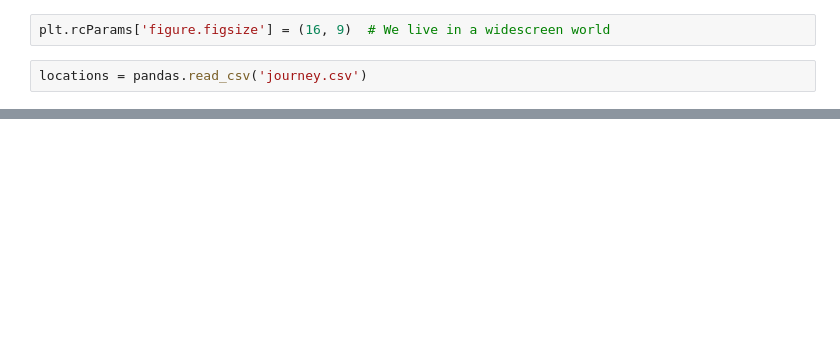
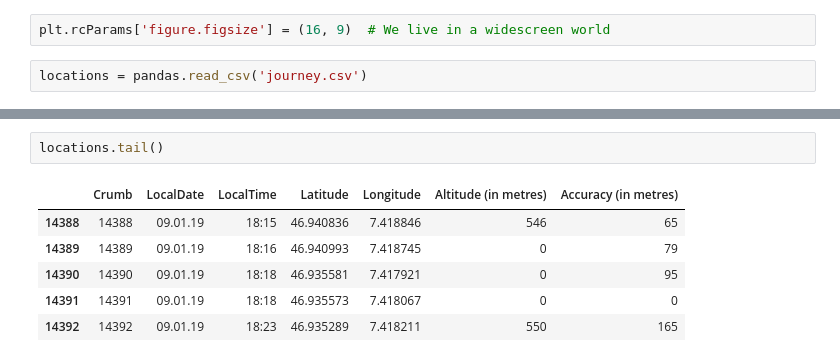
Before and after one commit to habi/JahresRueckblick15, a Jupyter notebook: WHIB.ipynb, the cells around one changed output, grey strips where cells are left out. Saved outputs shown, nothing was run; the diff lists cells and outputs as text; blank space fills up the shorter version.

```diff
--- a/WHIB.ipynb
+++ b/WHIB.ipynb
@@ -23,3 +26,12 @@ locations.head()
+# %%
+locations.tail()
+# %% [output]
+|  | Crumb | LocalDate | LocalTime | Latitude | Longitude | Altitude (in metres) | Accuracy (in metres) |
+| 14388 | 14388 | 09.01.19 | 18:15 | 46.940836 | 7.418846 | 546 | 65 |
+| 14389 | 14389 | 09.01.19 | 18:16 | 46.940993 | 7.418745 | 0 | 79 |
+| 14390 | 14390 | 09.01.19 | 18:18 | 46.935581 | 7.417921 | 0 | 95 |
+| 14391 | 14391 | 09.01.19 | 18:18 | 46.935573 | 7.418067 | 0 | 0 |
+| 14392 | 14392 | 09.01.19 | 18:23 | 46.935289 | 7.418211 | 550 | 165 |
 # %%
 locations.describe()
 # %% [output]
```
Also changed, not shown: parts of 10 cells of this notebook.
